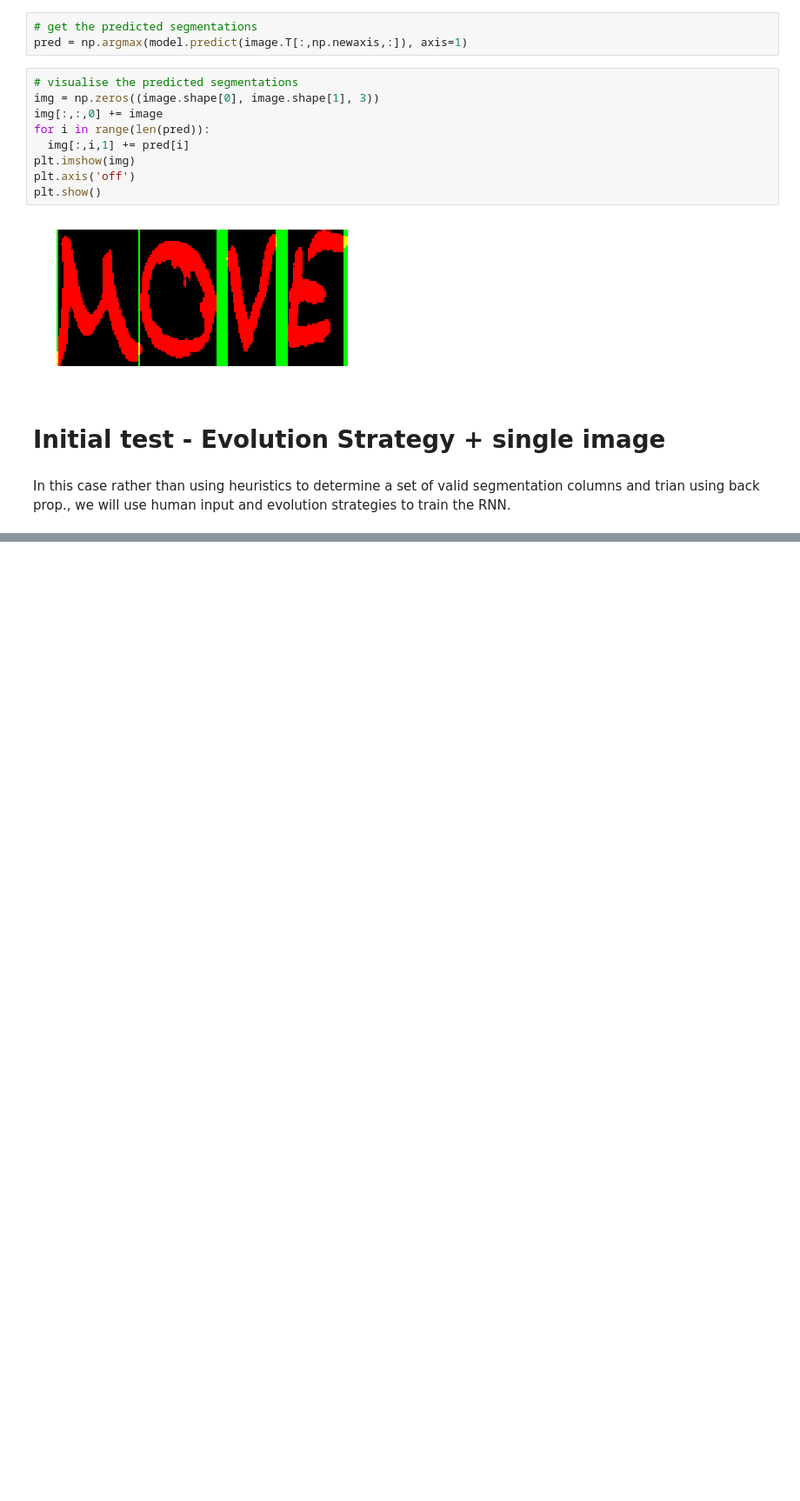
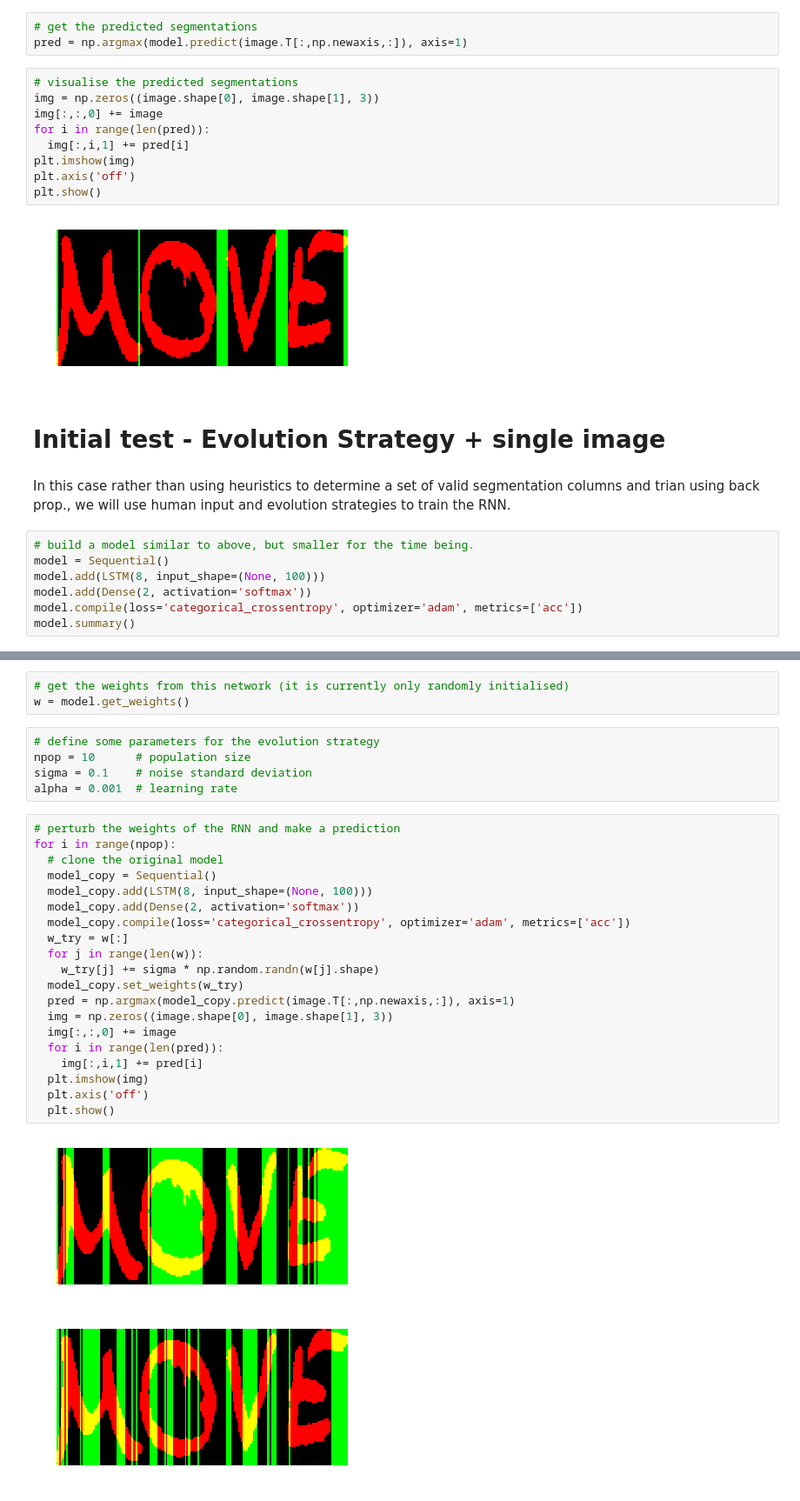
Before and after one commit to dwright04/evolving-cit-sci, a Jupyter notebook: evolving_cit_sci.ipynb, the cells around one changed output, grey strips where cells are left out. Shown: that part at 87% size. Drawn from its saved outputs; the diff is of its cells as text; blank space fills up the shorter version.

Commit message:
Add model perturbation example

```diff
--- a/evolving_cit_sci.ipynb
+++ b/evolving_cit_sci.ipynb
@@ -92,3 +93,10 @@ plt.show()
 # Initial test - Evolution Strategy + single image
 # %% [markdown]
 In this case rather than using heuristics to determine a set of valid segmentation columns and trian using back prop., we will use human input and evolution strategies to train the RNN.
+# %%
+# build a model similar to above, but smaller for the time being.
+model = Sequential()
+model.add(LSTM(8, input_shape=(None, 100)))
+model.add(Dense(2, activation='softmax'))
+model.compile(loss='categorical_crossentropy', optimizer='adam', metrics=['acc'])
+model.summary()
@@ -94,0 +115,31 @@ In this case rather than using heuristics to determine a set of valid segmentati
+# %%
+# get the weights from this network (it is currently only randomly initialised)
+w = model.get_weights()
+# %%
+# define some parameters for the evolution strategy
+npop = 10      # population size
+sigma = 0.1    # noise standard deviation
+alpha = 0.001  # learning rate
+# %%
+# perturb the weights of the RNN and make a prediction
+for i in range(npop):
+  # clone the original model
+  model_copy = Sequential()
+  model_copy.add(LSTM(8, input_shape=(None, 100)))
+  model_copy.add(Dense(2, activation='softmax'))
+  model_copy.compile(loss='categorical_crossentropy', optimizer='adam', metrics=['acc'])
+  w_try = w[:]
+  for j in range(len(w)):
+    w_try[j] += sigma * np.random.randn(w[j].shape)
+  model_copy.set_weights(w_try)
+  pred = np.argmax(model_copy.predict(image.T[:,np.newaxis,:]), axis=1)
+  img = np.zeros((image.shape[0], image.shape[1], 3))
+  img[:,:,0] += image
+  for i in range(len(pred)):
+    img[:,i,1] += pred[i]
+  plt.imshow(img)
+  plt.axis('off')
+  plt.show()
+# %% [output]
+[figure, added]
+[figure, added]
```
Also changed, not shown: parts of 3 cells of this notebook.
